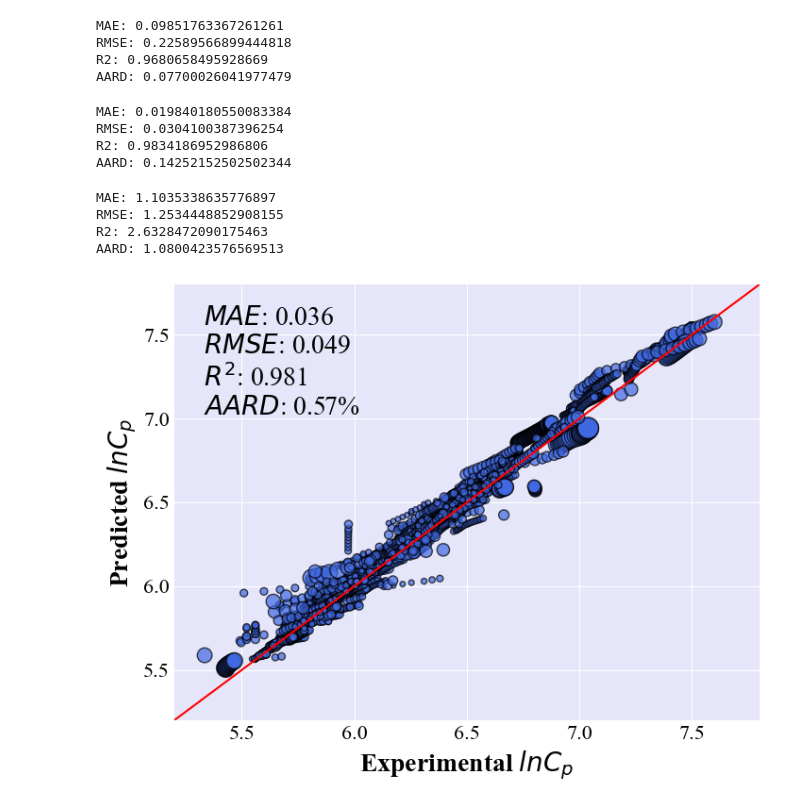
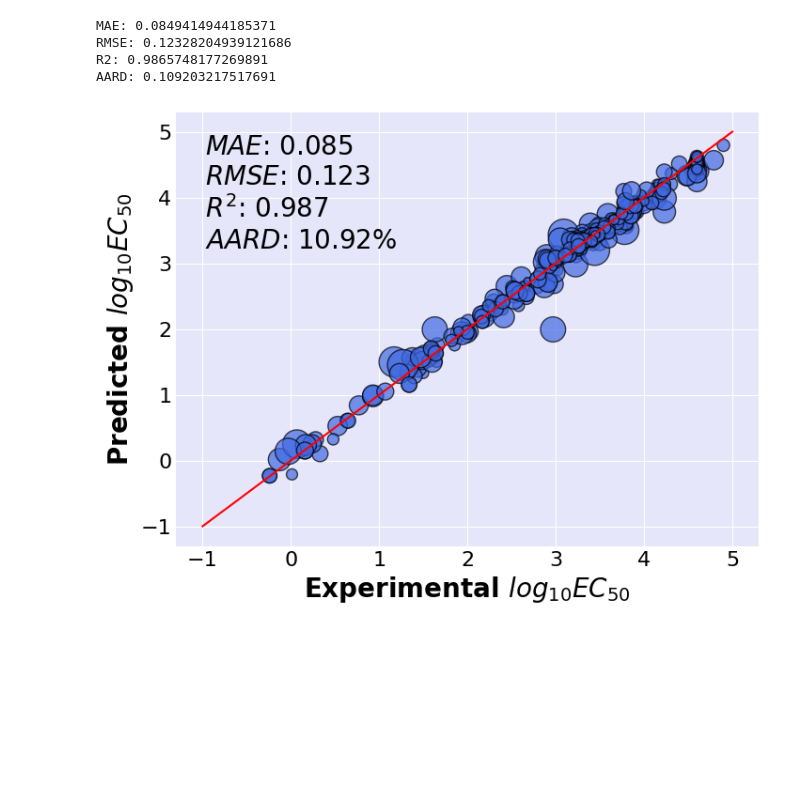
Before and after one commit to Yu-Xin-Qiu/ILBERT, a Jupyter notebook: ILBERT/Predict.ipynb, the cells around one changed output. Saved outputs shown, nothing was run; the diff lists cells and outputs as text; code cells hidden in the pictures; blank space fills up the shorter version.

```diff
--- a/ILBERT/Predict.ipynb
+++ b/ILBERT/Predict.ipynb
@@ -10,8 +10,9 @@ from dataset import SMILES_dataset
 from ILtokenizer import SMILES_Atomwise_Tokenizer
 from tqdm import tqdm
 
+
 def predict_csv(data_file,task):
-    config_path = "config_final.yaml"
+    config_path = "config.yaml"
     device = torch.device("cuda" if torch.cuda.is_available() else "cpu")
 
     model_paths = [
@@ -19,13 +20,7 @@ def predict_csv(data_file,task):
         f'model_weight/{task}/fold_2_best_model.pth',
         f'model_weight/{task}/fold_3_best_model.pth',
         f'model_weight/{task}/fold_4_best_model.pth',
-        f'model_weight/{task}/fold_5_best_model.pth',
-        f'model_weight/{task}/fold_6_best_model.pth',
-        f'model_weight/{task}/fold_7_best_model.pth',
-        f'model_weight/{task}/fold_8_best_model.pth',
-        f'model_weight/{task}/fold_9_best_model.pth',
-        f'model_weight/{task}/fold_10_best_model.pth'
-        ]
+        f'model_weight/{task}/fold_5_best_model.pth']
 
     if task =='Melting point':
         target='IL'
@@ -260,13 +123,12 @@ import pandas as pd
 from sklearn.metrics import mean_absolute_error, r2_score,root_mean_squared_error
 
 
-data_flie = 'data/CO2/Norm_CO2.csv'
-
+data_flie = 'data/C/Norm_C.csv'
 
 
 data = pd.read_csv(data_flie)
-pred,stds= predict_csv(data_flie,'CO2')
-actual_values = data['ln(x_CO2)']
+pred,stds= predict_csv(data_flie,'IPC-81')
+actual_values = data['logEC50']
 
 
 mae = mean_absolute_error(actual_values, pred)
@@ -280,36 +142,7 @@ print("RMSE:", rmse)
 print("R2:", r2)
 print("AARD:", aard)
 # %% [output]
-MAE: 0.09851763367261261
-RMSE: 0.22589566899444818
-R2: 0.9680658495928669
-AARD: 0.07700026041977479
+MAE: 0.0849414944185371
+RMSE: 0.12328204939121686
+R2: 0.9865748177269891
+AARD: 0.109203217517691
-# %%
-import numpy as np
-
-mae = mean_absolute_error(np.exp(actual_values), np.exp(pred))
-rmse = root_mean_squared_error(np.exp(actual_values), np.exp(pred))
-r2 = r2_score(np.exp(actual_values), np.exp(pred))
-aard = mean_absolute_relative_deviation(np.exp(actual_values), np.exp(pred))
-
-# Print metrics
-print("MAE:", mae)
-print("RMSE:", rmse)
-print("R2:", r2)
-print("AARD:", aard)
-# %% [output]
-MAE: 0.019840180550083384
-RMSE: 0.0304100387396254
-R2: 0.9834186952986806
-AARD: 0.14252152502502344
-# %%
-# Print metrics
-print("MAE:", mae)
-print("RMSE:", rmse)
-print("R2:", r2)
-print("AARD:", aard)
-# %% [output]
-MAE: 1.1035338635776897
-RMSE: 1.2534448852908155
-R2: 2.6328472090175463
-AARD: 1.0800423576569513
@@ -325,40 +149,32 @@ df.to_csv('combined1.csv', index=False)
-# %%
-import matplotlib.pyplot as plt
-
-# 设置全局字体为新罗马字体
-plt.rcParams['font.family'] = 'serif'
-plt.rcParams['font.serif'] = ['Times New Roman'] + plt.rcParams['font.serif']
 # %%
 
 import numpy as np
 import matplotlib.pyplot as plt
 
 # Plotting
 fig, ax = plt.subplots(figsize=(8,6))
 ax.grid(color='white')
-
+ax.plot([-1, 5], [-1, 5], linestyle='-', color='red')
 # Scatter plot for acidic data
-sc = ax.scatter(data[target], pred, c='royalblue', alpha=0.7, s=stds*1000, edgecolors='black')
+sc = ax.scatter(data['logEC50'], pred, c='royalblue', alpha=0.7, s=stds*1000, edgecolors='black')
 
 ax.set_facecolor('lavender')
 ax.spines['top'].set_visible(False)
 ax.spines['right'].set_visible(False)
 ax.spines['bottom'].set_visible(False)
 ax.spines['left'].set_visible(False)
 ax.tick_params(axis='both', which='both', length=0,labelsize=16)
 
 # Add title and labels
-ax.set_xlabel('Experimental $lnC_p$', fontsize=20, fontweight='bold')
-ax.set_ylabel('Predicted $lnC_p$', fontsize=20, fontweight='bold')
+ax.set_xlabel('Experimental $log_{10}EC_{50}$', fontsize=20, fontweight='bold')
+ax.set_ylabel('Predicted $log_{10}EC_{50}$', fontsize=20, fontweight='bold')
 
 ax.text(0.05, 0.95, f"$MAE$: {mae:.3f}\n$RMSE$: {rmse:.3f}\n$R^2$: {r2:.3f}\n$AARD$: {aard*100:.2f}%", fontsize=20, transform=ax.transAxes, verticalalignment='top')
 ax.set_axisbelow(True)
 
-ax.plot([5, 8], [5, 8], linestyle='-', color='red')
-ax.set_xlim(5.2, 7.8)
-ax.set_ylim(5.2, 7.8)
-plt.savefig('final/HC.svg', dpi=1200)
+
+
 
 plt.show()
 # %% [output]
-[figure, old version]
+[figure, new version]
```
Also changed, not shown: parts of 17 cells of this notebook, 1 other file.
